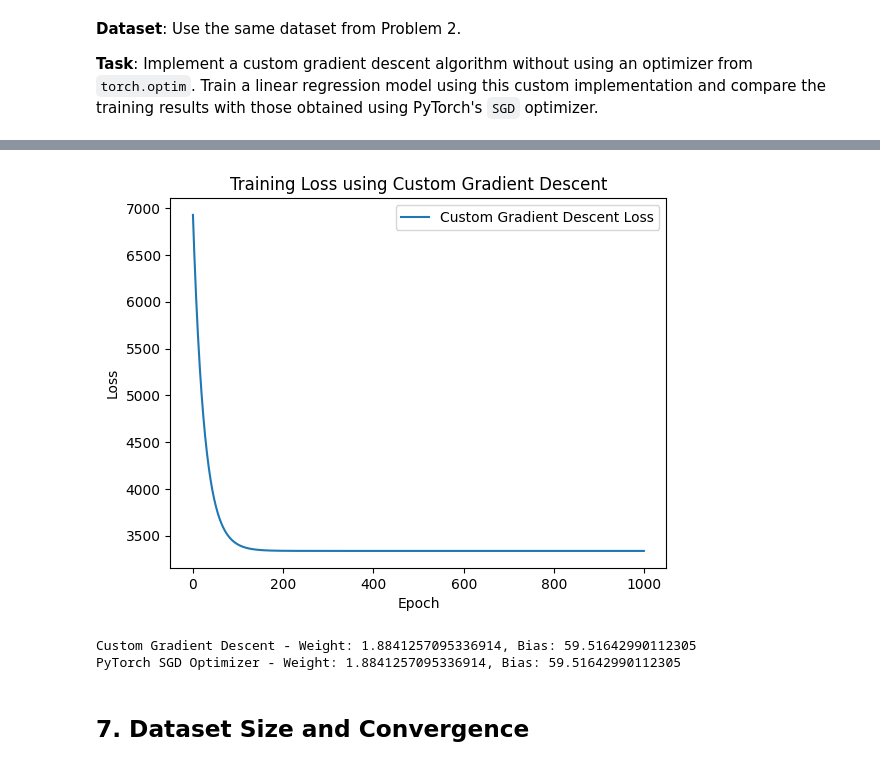
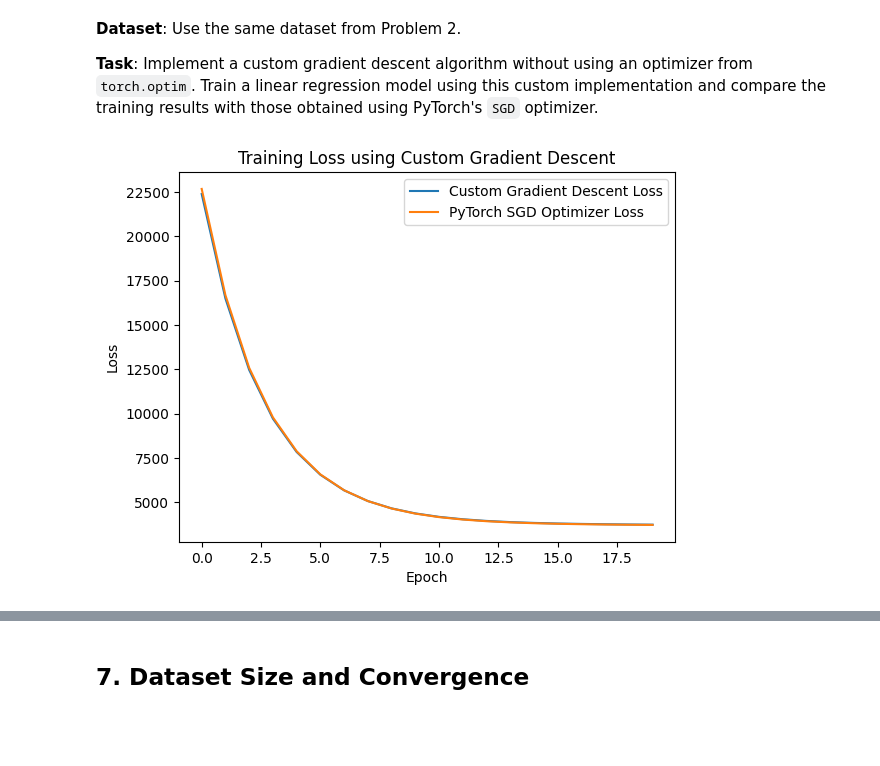
Before and after one commit to PatrykFlama/UWr, a Jupyter notebook: Sem5/ML/2024/List2/homework_2.ipynb, the cells around one changed output, grey strips where cells are left out. Drawn from its saved outputs; the diff is of its cells as text; code cells hidden in the pictures; blank space fills up the shorter version.

```diff
--- a/Sem5/ML/2024/List2/homework_2.ipynb
+++ b/Sem5/ML/2024/List2/homework_2.ipynb
@@ -424,7 +410,7 @@ for degree in [1, 10, 50]:
     plt.plot(X, model.predict(X), '-', label=f'poly degree {degree}')
 
     model = RegularizedPolyRegression(degree, 0.1).fit(X_train, y_train)
-    plt.plot(X, model.predict(X), '-', label=f'regularized poly degree {degree}')
+    plt.plot(X, model.predict(X), '--', label=f'regularized poly degree {degree}')
 
 plt.legend(bbox_to_anchor=(1.05, 1), loc='upper left')
 plt.legend()
@@ -453,7 +439,7 @@ class CustomLinearRegressionModel(nn.Module):
     def forward(self, x):
         return self.linear(x)
 
-def custom_train(model, loss_fn, learning_rate, epochs=1000, print_loss=True):
+def custom_train(model, loss_fn, learning_rate, epochs=20, print_loss=True):
     losses = []
     for epoch in range(epochs):
         model.train()
@@ -471,31 +457,33 @@ def custom_train(model, loss_fn, learning_rate, epochs=1000, print_loss=True):
                 param -= learning_rate * param.grad
 
         # Zero the gradients
         model.zero_grad()
 
         losses.append(loss.item())
 
         if print_loss and (epoch + 1) % 100 == 0:
             print(f'Epoch [{epoch + 1}/{epochs}], Loss: {loss.item():.4f}')
     return losses
 
 # Initialize the model, loss function, and learning rate
 custom_model = CustomLinearRegressionModel().to(device)
 loss_fn = nn.MSELoss()
 learning_rate = 0.01
 
 # Train the model using custom gradient descent
-custom_losses = custom_train(custom_model, loss_fn, learning_rate, epochs=1000)
+custom_losses = custom_train(custom_model, loss_fn, learning_rate, epochs=20)
 
 # Plot the training loss
 plt.plot(custom_losses, label="Custom Gradient Descent Loss")
+plt.plot(linear_losses, label="PyTorch SGD Optimizer Loss")
 plt.xlabel("Epoch")
 plt.ylabel("Loss")
 plt.legend()
 plt.title("Training Loss using Custom Gradient Descent")
 plt.show()
 
 # Compare the learned parameters
 print(f"Custom Gradient Descent - Weight: {custom_model.linear.weight.item()}, Bias: {custom_model.linear.bias.item()}")
 print(f"PyTorch SGD Optimizer - Weight: {linear_model.linear.weight.item()}, Bias: {linear_model.linear.bias.item()}")
 # %% [output]
+[figure, new version]
@@ -512,6 +492,3 @@ Epoch [1000/1000], Loss: 3336.6768
-[figure, old version]
-Custom Gradient Descent - Weight: 1.8841257095336914, Bias: 59.51642990112305
-PyTorch SGD Optimizer - Weight: 1.8841257095336914, Bias: 59.51642990112305
 # %% [markdown]
 ## 7. Dataset Size and Convergence
 # %% [markdown]
```
Also changed, not shown: parts of 9 cells of this notebook.
